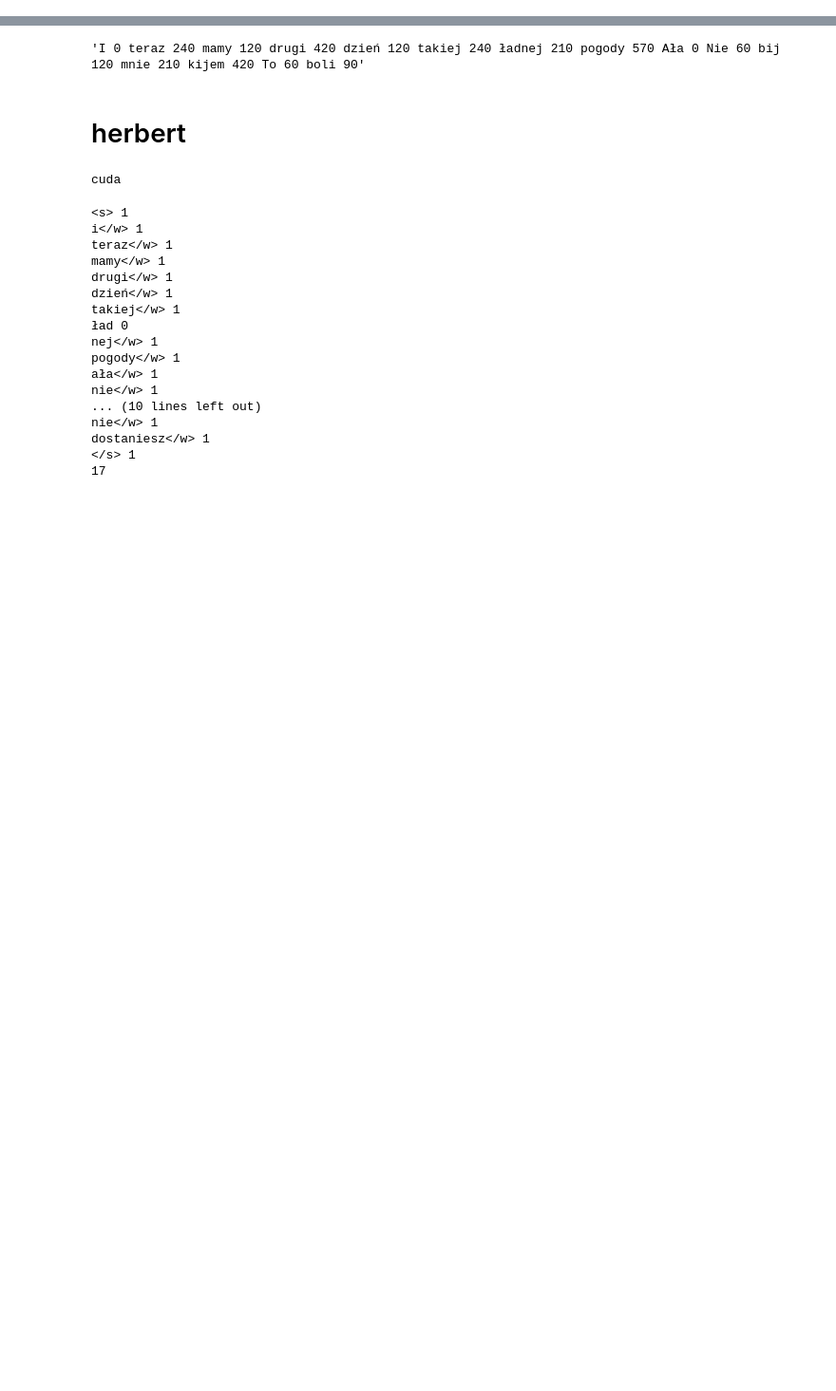
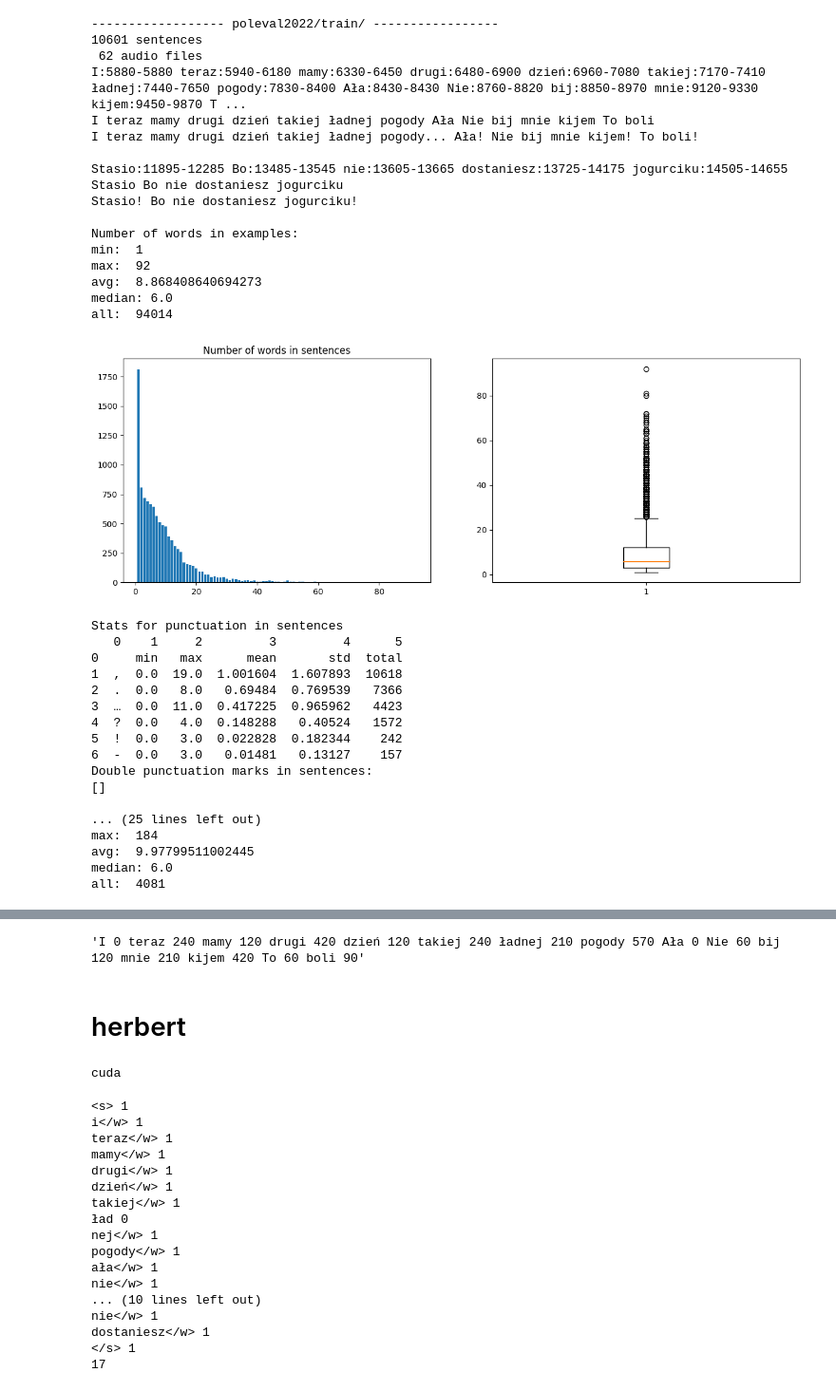
Before and after one commit to annapanfil/punctuation_prediction, a Jupyter notebook: data_analysis.ipynb, the cells around one changed output, grey strips where cells are left out. Shown at 95% size. Saved outputs shown, nothing was run; the diff lists cells and outputs as text; code cells hidden in the pictures; blank space fills up the shorter version.

```diff
--- a/data_analysis.ipynb
+++ b/data_analysis.ipynb
@@ -31,9 +0,0 @@ TRAIN + DEV
-# %%
-# get labels
-train_labels = open("data/train/expected.tsv", "r").readlines()
-dev_labels = open("data/dev-0/expected.tsv", "r").readlines()
-labels = train_labels + dev_labels
-labels = [label.replace("\n", "") for label in labels]
-
-len(labels)
-list(zip(texts, labels))[:5]
@@ -66,25 +0,0 @@ all:  98095
-# %%
-import numpy as np
-from pprint import pprint
-from matplotlib import pyplot as plt
-%matplotlib inline
-
-def punctuation_stats(labels):
-    labels = [label.replace("...", '…') for label in labels]
-    puncts = [re.sub(r'\w|\s', '', label) for label in labels]
-    puncts_number = Counter("".join(puncts)).most_common()
-    print("total punctuation count:")
-    pprint(puncts_number)
-
-    counts = np.zeros((len(puncts_number), len(labels)))
-    for i, label in enumerate(labels):
-        for j, punct in enumerate(puncts_number):
-            counts[j, i] = label.count(punct[0])
-
-    plt.figure(figsize=(10,50))
-    plt.imshow(counts[:, :50], cmap='gray')
-    plt.yticks(range(len(puncts_number)), [punct[0] for punct in puncts_number]);
-
-    stats = [["", "min", "max", "mean", "std"]] + list(zip([punct[0] for punct in puncts_number], counts.min(axis=1), counts.max(axis=1), counts.mean(axis=1), counts.std(axis=1)))
-    print("stats for punctuation in sentences")
-    pprint(stats)
@@ -124,0 +89,46 @@ stats for punctuation in sentences
+# %%
+for split in ["poleval2022/train/", "poleval2022/dev-0/"]:
+    print("------------------", split, "-----------------")
+    texts, texts_ts = get_lines_poleval2022(split)
+    labels = get_labels(split, texts, texts_ts)
+    get_no_words(texts)
+    punctuation_stats(labels)
+    print("\nPunctuation in raw texts")
+    punctuation_stats(texts)
+    print("\n\n")
+# %% [output]
+------------------ poleval2022/train/ -----------------
+10601 sentences
+ 62 audio files
+I:5880-5880 teraz:5940-6180 mamy:6330-6450 drugi:6480-6900 dzień:6960-7080 takiej:7170-7410 ładnej:7440-7650 pogody:7830-8400 Ała:8430-8430 Nie:8760-8820 bij:8850-8970 mnie:9120-9330 kijem:9450-9870 T ...
+I teraz mamy drugi dzień takiej ładnej pogody Ała Nie bij mnie kijem To boli
+I teraz mamy drugi dzień takiej ładnej pogody... Ała! Nie bij mnie kijem! To boli!
+
+Stasio:11895-12285 Bo:13485-13545 nie:13605-13665 dostaniesz:13725-14175 jogurciku:14505-14655
+Stasio Bo nie dostaniesz jogurciku
+Stasio! Bo nie dostaniesz jogurciku!
+
+Number of words in examples:
+min:  1
+max:  92
+avg:  8.868408640694273
+median: 6.0
+all:  94014
+[figure, added]
+Stats for punctuation in sentences
+   0    1     2         3         4      5
+0     min   max      mean       std  total
+1  ,  0.0  19.0  1.001604  1.607893  10618
+2  .  0.0   8.0   0.69484  0.769539   7366
+3  …  0.0  11.0  0.417225  0.965962   4423
+4  ?  0.0   4.0  0.148288   0.40524   1572
+5  !  0.0   3.0  0.022828  0.182344    242
+6  -  0.0   3.0   0.01481   0.13127    157
+Double punctuation marks in sentences:
+[]
+
+... (25 lines left out)
+max:  184
+avg:  9.97799511002445
+median: 6.0
+all:  4081
```
Also changed, not shown: parts of 13 cells of this notebook, 1 other file.
